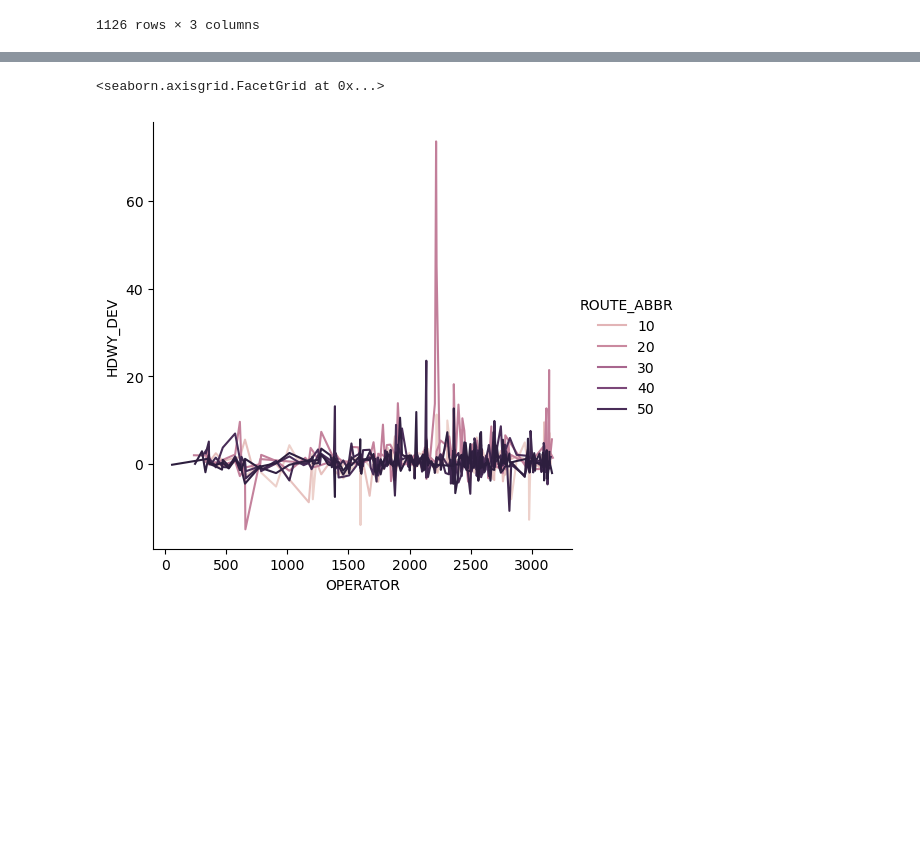
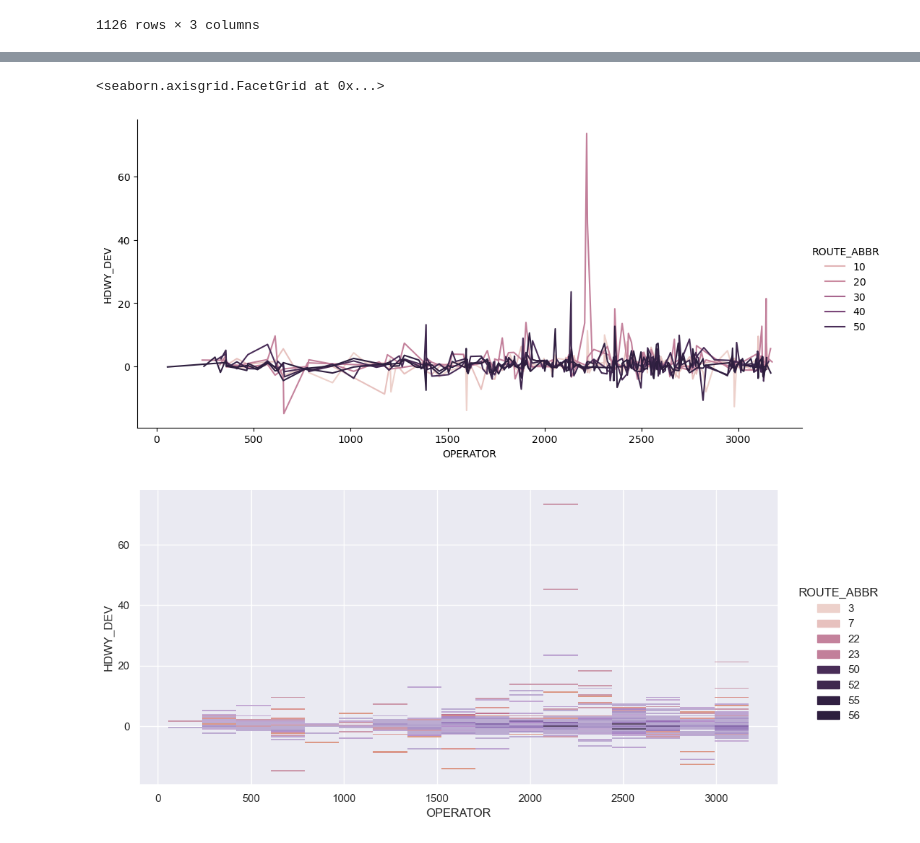
Before and after one commit to NSS-Data-Analytics-Cohort-12/wego-python-da12-javascript-express, a Jupyter notebook: notebooks/wego_project.ipynb, the cells around one changed output, grey strips where cells are left out. Cells and saved outputs as stored; diff of their text form; code cells hidden in the pictures; blank space fills up the shorter version.

```diff
--- a/notebooks/wego_project.ipynb
+++ b/notebooks/wego_project.ipynb
@@ -331,10 +378,18 @@ plt.show()
 # %%
 sns.relplot(
     data=op_dev, kind="line",
     x="OPERATOR", y="HDWY_DEV", hue="ROUTE_ABBR",
     #col="region", row="event", height=3,
-    estimator=None
+    estimator=None,
+    aspect = 2
 )
 # %% [output]
 <seaborn.axisgrid.FacetGrid at 0x...>
-[figure, old version]
+[figure, new version]
+# %%
+sns.set(rc={"figure.figsize":(16, 8)})
+fig = sns.displot(op_dev, x="OPERATOR", y = "HDWY_DEV", hue="ROUTE_ABBR", stat="frequency", common_norm=False, aspect = 2)
+
+#fig.savefig("out.png")
+# %% [output]
+[figure, added]
```
Also changed, not shown: parts of 17 cells of this notebook.
